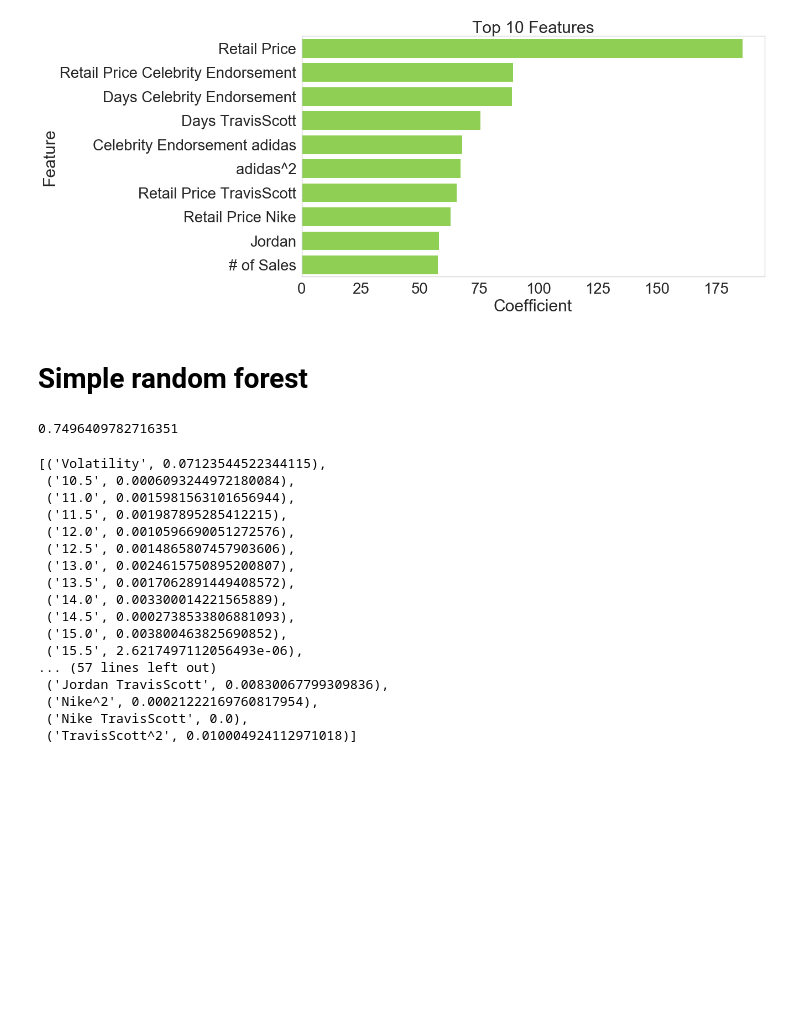
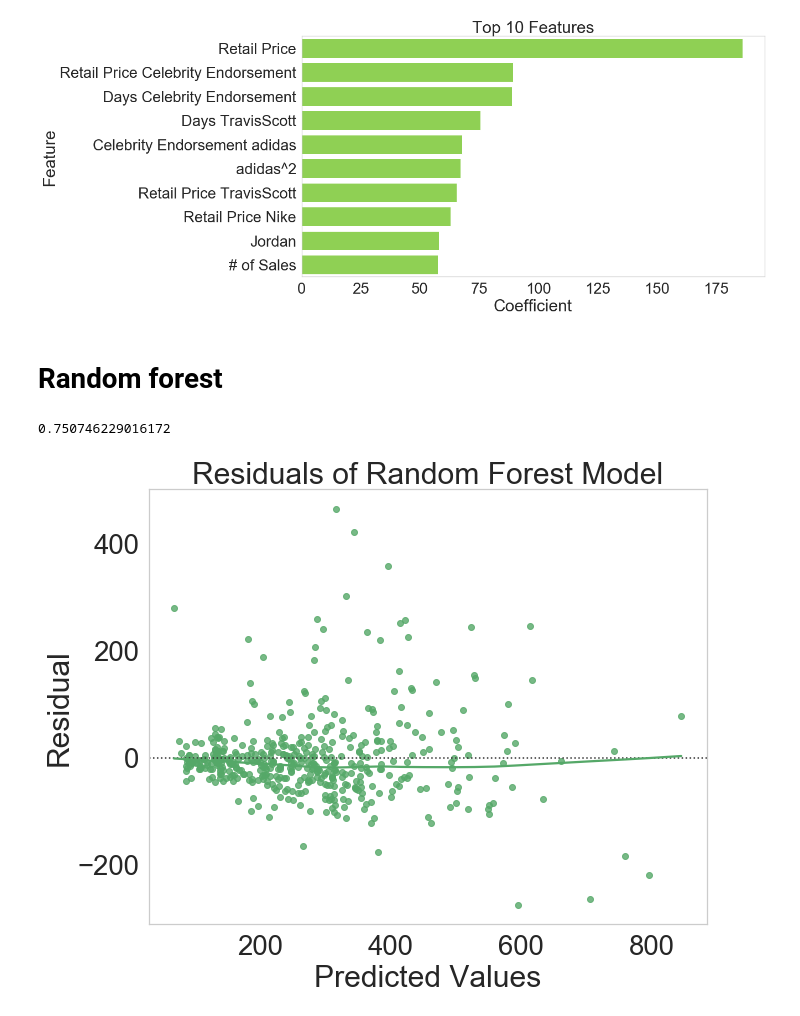
Before and after one commit to neonbelly/stockx_prediction, a Jupyter notebook: 2.DataCleaningAndAnalysis.ipynb, the cells around one changed output. Saved outputs shown, nothing was run; the diff lists cells and outputs as text; code cells hidden in the pictures; blank space fills up the shorter version.

```diff
--- a/2.DataCleaningAndAnalysis.ipynb
+++ b/2.DataCleaningAndAnalysis.ipynb
@@ -577,32 +571,23 @@ ax.set_ylabel('Feature');
 # %% [output]
 [figure]
 # %% [markdown]
-# Simple random forest
+# Random forest
 # %%
 regressor = RandomForestRegressor(n_estimators=20, random_state=42)
-regressor.fit(Xstd_train, y_train)
-y_pred = regressor.predict(Xstd_test)
+regressor.fit(X_train, y_train)
+y_pred = regressor.predict(X_test)
 # %%
 r2_score(y_test, y_pred)
 # %% [output]
-0.7496409782716351
+0.750746229016172
+# %%
+sns.set_style("whitegrid", {'axes.grid' : False})
+plt.figure(figsize=(10,8))
+ax = sns.residplot(x = y_pred, y = y_test - y_pred, lowess=True, color = 'g')
+ax.set_title('Residuals of Random Forest Model')
+ax.set_xlabel('Predicted Values')
+ax.set_ylabel('Residual');
+# %% [output]
+[figure, added]
 # %%
-list(zip(modeling_df.columns[1:], regressor.feature_importances_))
+importances = pd.DataFrame(zip(modeling_df.columns[1:], regressor.feature_importances_), columns = ['Feature','Importance'])
-# %% [output]
-[('Volatility', 0.07123544522344115),
- ('10.5', 0.0006093244972180084),
- ('11.0', 0.0015981563101656944),
- ('11.5', 0.001987895285412215),
- ('12.0', 0.0010596690051272576),
- ('12.5', 0.0014865807457903606),
- ('13.0', 0.0024615750895200807),
- ('13.5', 0.0017062891449408572),
- ('14.0', 0.003300014221565889),
- ('14.5', 0.0002738533806881093),
- ('15.0', 0.003800463825690852),
- ('15.5', 2.6217497112056493e-06),
-... (57 lines left out)
- ('Jordan TravisScott', 0.00830067799309836),
- ('Nike^2', 0.00021222169760817954),
- ('Nike TravisScott', 0.0),
- ('TravisScott^2', 0.010004924112971018)]
```
Also changed, not shown: parts of 7 cells of this notebook, 1 other file.
